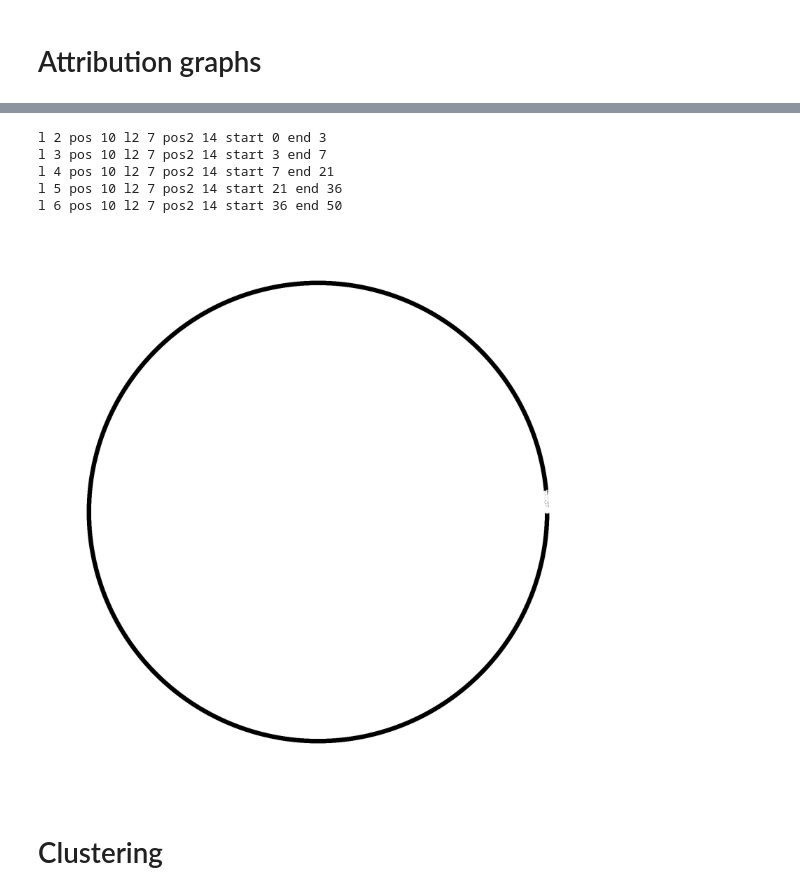
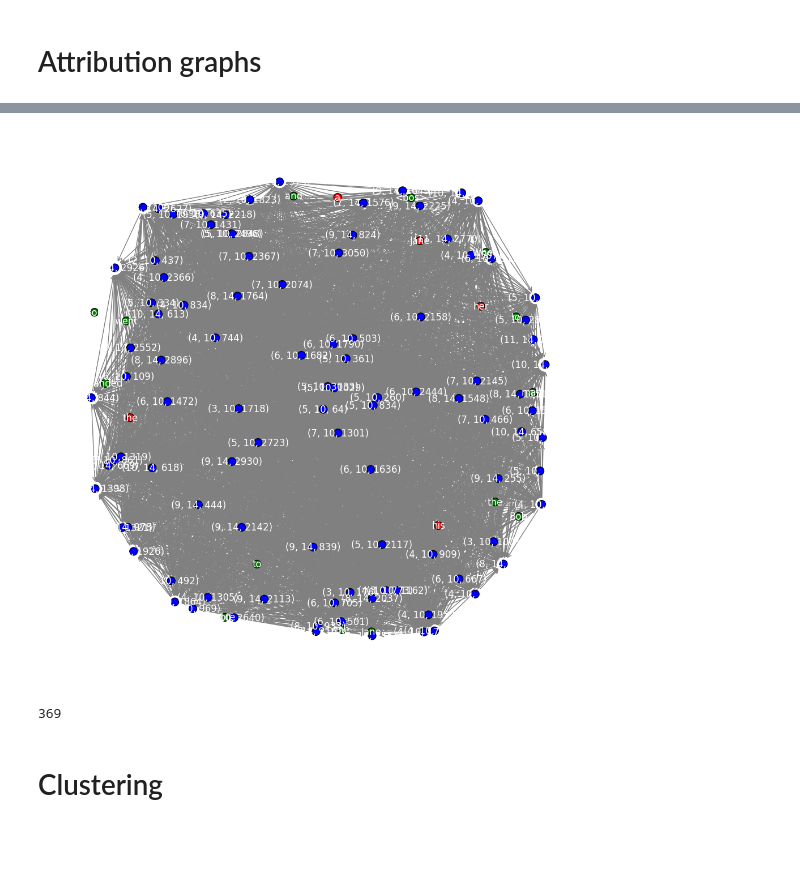
Before and after one commit to D4niel0s/NLP_project_circuits, a Jupyter notebook: neuron-clusters-influence.ipynb, the cells around one changed output, grey strips where cells are left out. Drawn from its saved outputs; the diff is of its cells as text; code cells hidden in the pictures; blank space fills up the shorter version.

```diff
--- a/neuron-clusters-influence.ipynb
+++ b/neuron-clusters-influence.ipynb
@@ -488,14 +488,16 @@ Loaded pretrained model gpt2-small into HookedTransformer
 # %%
 sample_idx = 58
 seq_len = 15
+take_k = 5
+
 
 # output nodes correspond to candidate output tokens
 probs = model(clean_tokens[sample_idx])[0,seq_len-1].detach().cpu()
 
-out_tokens =  probs.topk(10).indices
+out_tokens =  probs.topk(take_k).indices
 out_strings = model.tokenizer.decode(out_tokens).strip().split(" ")
 
-output_nodes = [("Out", out_tokens[i].item(), out_strings[i]) for i in range(10)]
+output_nodes = [("Out", out_tokens[i].item(), out_strings[i]) for i in range(take_k)]
 
 
 # input nodes correspond to the input tokens
@@ -558,7 +561,8 @@ for n in input_nodes:
     G.add_node(n, label=n[2], color='green', type='input')
 
 for n in inter_nodes:
-    G.add_node(n, label=n[2], color='blue', type='intermediate')
+    node = tuple(n.tolist())
+    G.add_node(node, label=node, color='blue', type='intermediate')
 # %%
 def get_slices(l,pos,l2,pos2, lpos2counts):
 
@@ -592,46 +596,46 @@ for l,pos in unique_rows:
 
             for i in range(weights.shape[1]):
                 for j in range(weights.shape[0]):
-                    G.add_edge(src_nodes[i], target_nodes[j], weight=weights[j,i].item())
+                    src_node = tuple(src_nodes[i].tolist())
+                    target_node = tuple(target_nodes[j].tolist())
+                    G.add_edge(src_node, target_node, weight=weights[j,i].item())
-# %% [output]
-l 2 pos 10 l2 7 pos2 14 start 0 end 3
-l 3 pos 10 l2 7 pos2 14 start 3 end 7
-l 4 pos 10 l2 7 pos2 14 start 7 end 21
-l 5 pos 10 l2 7 pos2 14 start 21 end 36
-l 6 pos 10 l2 7 pos2 14 start 36 end 50
 # %%
 import networkx as nx
 import matplotlib.pyplot as plt
 
 # --- (you already have G built) ---
-plt.figure(figsize=(20, 20))  # Adjust depending on node count
+plt.figure(figsize=(10, 10))  # Adjust depending on node count
 
 # 1. Compute a layout for all nodes
-pos = nx.kamada_kawai_layout(G)
+pos = nx.spring_layout(G, k=0.15, iterations=20)
 
 # 2. Extract the per-node colors and labels
 node_colors = [
     G.nodes[n].get('color', 'gray')   # fallback color = 'gray'
     for n in G.nodes()
 ]
 
 node_labels = nx.get_node_attributes(G, 'label')  # maps node → label
 
 # 3. Draw nodes and edges
 nx.draw_networkx_edges(G, pos, arrowstyle='->', arrowsize=12, edge_color='gray')
 nx.draw_networkx_nodes(G, pos,
                        node_color=node_colors,
                        node_size=100,  # smaller size
                        edgecolors='black')
 
 # 4. Draw labels pulled from your 'label' attribute
 nx.draw_networkx_labels(G, pos, labels=node_labels, font_color='white')
 
 plt.axis('off')
 plt.tight_layout()
 plt.show()
 # %% [output]
-[figure, old version]
+[figure, new version]
+# %%
+G.number_of_nodes()
+# %% [output]
+369
 # %% [markdown]
 # Clustering
 # %%
```
Also changed, not shown: parts of 2 cells of this notebook.
